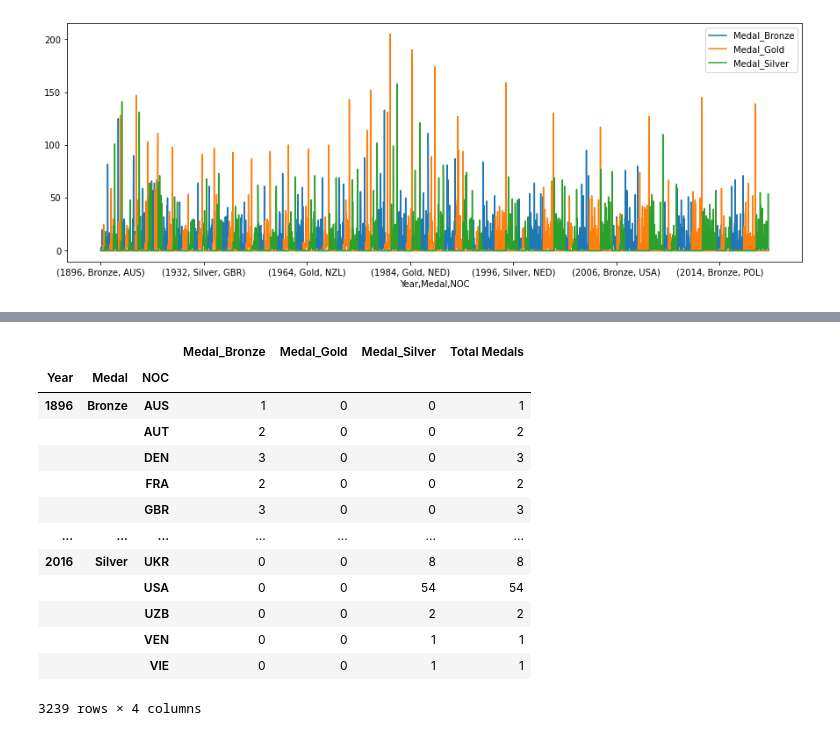
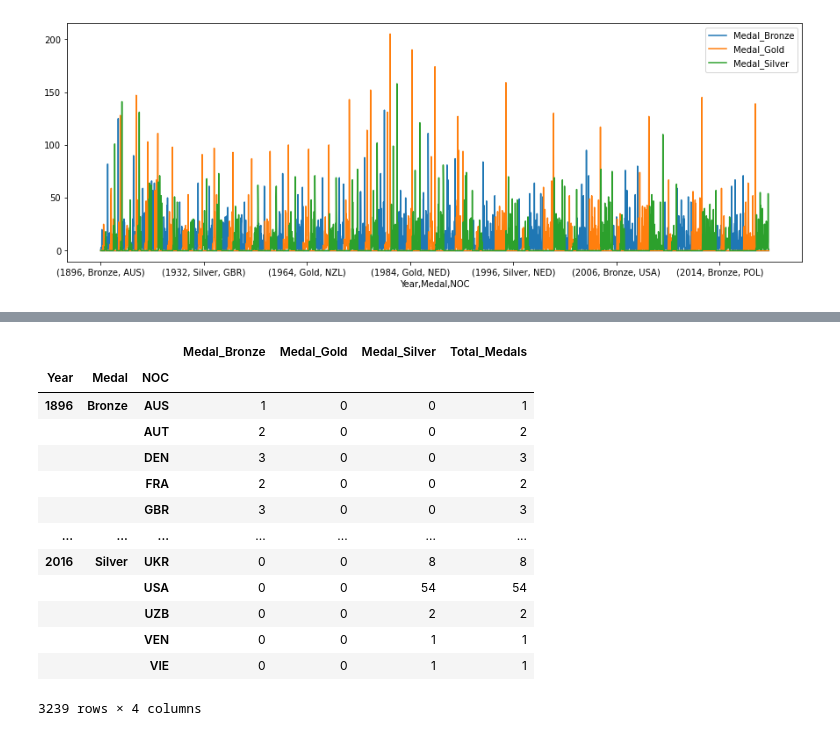
Before and after one commit to pauportillo/python_fundamentals, a Jupyter notebook: Actividad 16. Sesión 16.ipynb, the cells around one changed output, grey strips where cells are left out. Cells and saved outputs as stored; diff of their text form; code cells hidden in the pictures.

Commit message:
Actividad Medallero

```diff
--- a/Actividad 16. Sesión 16.ipynb
+++ b/Actividad 16. Sesión 16.ipynb
@@ -87,8 +95,8 @@ cantidad2.plot(figsize=(15,5))
 # %%
-cantidad2["Total Medals"]=cantidad2["Medal_Bronze"]+cantidad2["Medal_Gold"]+cantidad2["Medal_Silver"]
+cantidad2["Total_Medals"]=cantidad2["Medal_Bronze"]+cantidad2["Medal_Gold"]+cantidad2["Medal_Silver"]
 cantidad2
 # %% [output]
-|  |  |  | Medal_Bronze | Medal_Gold | Medal_Silver | Total Medals |
+|  |  |  | Medal_Bronze | Medal_Gold | Medal_Silver | Total_Medals |
 | Year | Medal | NOC |  |  |  |  |
 | 1896 | Bronze | AUS | 1 | 0 | 0 | 1 |
 |  |  | AUT | 2 | 0 | 0 | 2 |
```
Also changed, not shown: parts of 5 cells of this notebook.
